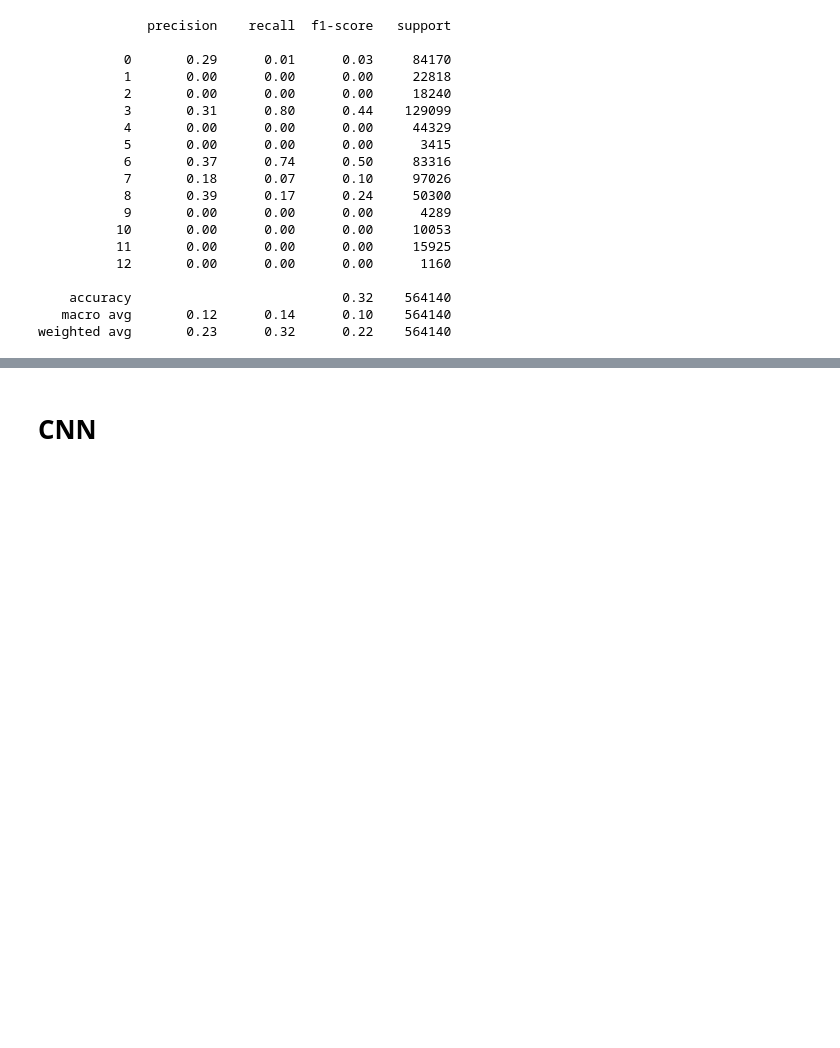
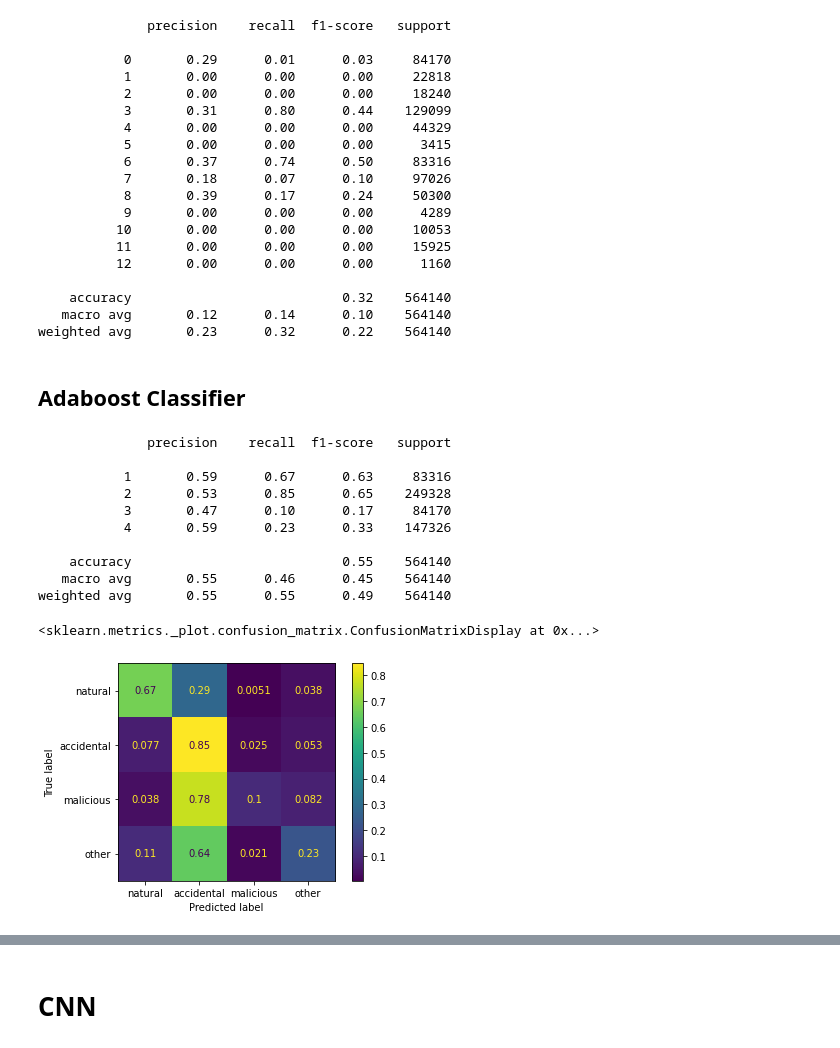
Before and after one commit to rationalyt/Wildfire_Cause_Prediction, a Jupyter notebook: Wildfire.ipynb, the cells around one changed output, grey strips where cells are left out. Cells and saved outputs as stored; diff of their text form; code cells hidden in the pictures; blank space fills up the shorter version.

```diff
--- a/Wildfire.ipynb
+++ b/Wildfire.ipynb
@@ -507,3 +520,29 @@ Please also refer to the documentation for alternative solver options:
     accuracy                           0.32    564140
    macro avg       0.12      0.14      0.10    564140
 weighted avg       0.23      0.32      0.22    564140
+# %% [markdown]
+## Adaboost Classifier
+# %%
+from sklearn.ensemble import AdaBoostClassifier
+
+clfab = AdaBoostClassifier(n_estimators=100, random_state=0)
+clfab.fit(X_train, y_train)
+y_pred_ab = clfab.predict(X_test)
+print(classification_report(y_test, y_pred_ab))
+
+cm_ab = confusion_matrix(y_test,y_pred_ab,normalize='true')
+disp = ConfusionMatrixDisplay(confusion_matrix=cm_ab,display_labels=['natural','accidental','malicious','other'])
+disp.plot()
+# %% [output]
+              precision    recall  f1-score   support
+
+           1       0.59      0.67      0.63     83316
+           2       0.53      0.85      0.65    249328
+           3       0.47      0.10      0.17     84170
+           4       0.59      0.23      0.33    147326
+
+    accuracy                           0.55    564140
+   macro avg       0.55      0.46      0.45    564140
+weighted avg       0.55      0.55      0.49    564140
+<sklearn.metrics._plot.confusion_matrix.ConfusionMatrixDisplay at 0x...>
+[figure, added]
```
Also changed, not shown: parts of 33 cells of this notebook.
